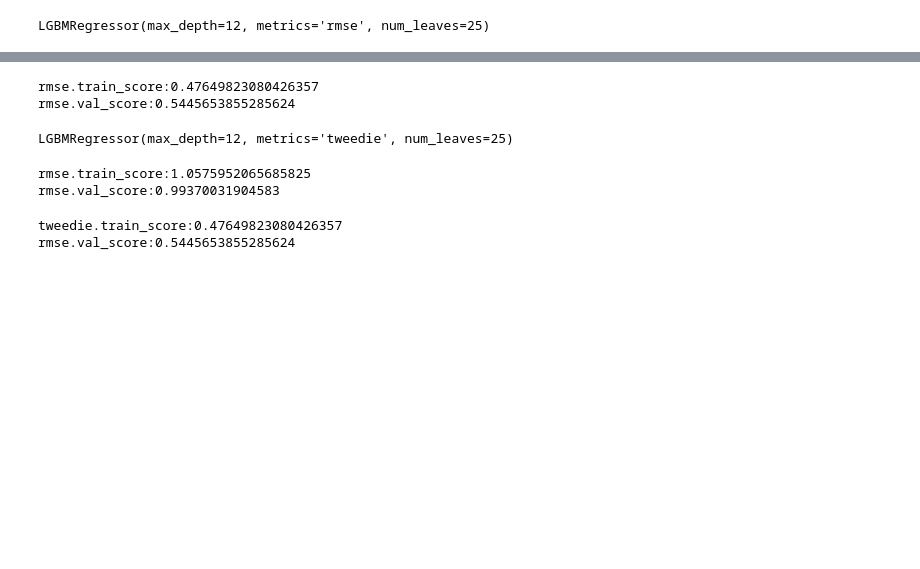
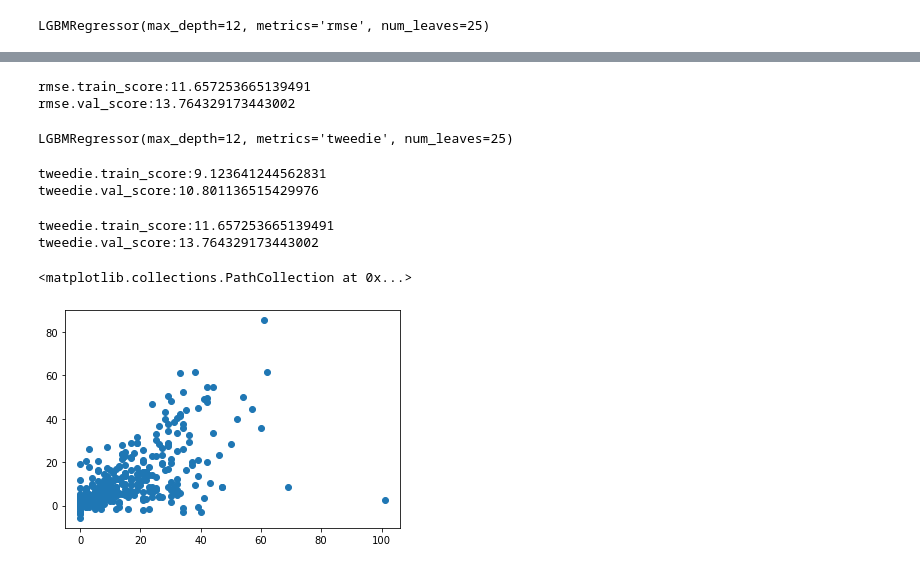
Before and after one commit to ryosuke-yakura/Recruit-Restaurant-Visitor-Forecasting, a Jupyter notebook: Recruit Restaurant Visitor Forecasting.ipynb, the cells around one changed output, grey strips where cells are left out. Cells and saved outputs as stored; diff of their text form; code cells hidden in the pictures; blank space fills up the shorter version.

```diff
--- a/Recruit Restaurant Visitor Forecasting.ipynb
+++ b/Recruit Restaurant Visitor Forecasting.ipynb
@@ -431,7 +431,7 @@ for i in ["air_store_id", "air_genre_name", "day_of_week", "area"]:
 air_df7 = air_df7.drop("year_month", axis=1)
 # %%
 #2016-11から2017-01までのデータを用いて2017-02の予測をしてみる(train)
-X_train = air_df7[air_df7["visit_date"] <= "2017-01"].drop("visitors",axis=1)
+X_train = air_df7[air_df7["visit_date"] <= "2017-01"].drop(["visitors","lag"],axis=1)
 y_train = air_df7[air_df7["visit_date"] <= "2017-01"]["visitors"]
 # %%
 #2016-11から2017-02までのデータを用いて2017-03を予測（val）
@@ -439,14 +439,14 @@ X_val = air_df7[air_df7["visit_date"] <= "2017-02"].drop("visitors",axis=1)
 y_val = air_df7[air_df7["visit_date"] <= "2017-02"]["visitors"]
+# %%
+#テストデータ作成
+x_test = air_df7[air_df7["visit_date"] == "2017-02"].drop(["visitors","lag"],axis=1)
+y_test = air_df7[air_df7["visit_date"] == "2017-02"]["visitors"]
+x_test2 = air_df7[air_df7["visit_date"] == "2017-03"].drop(["visitors","lag"],axis=1)
+y_test2 = air_df7[air_df7["visit_date"] == "2017-03"]["visitors"]
 # %%
 #visit_dateをcategory型へ変換
 X_train["visit_date"] = X_train["visit_date"].astype("int")
 X_val["visit_date"] = X_val["visit_date"].astype("int")
-# %%
-#テストデータ作成
-x_test = air_df7[air_df7["visit_date"] == "2017-02"].drop("visitors",axis=1)
-y_test = air_df7[air_df7["visit_date"] == "2017-02"]["visitors"]
-x_test2 = air_df7[air_df7["visit_date"] == "2017-03"].drop("visitors",axis=1)
-y_test2 = air_df7[air_df7["visit_date"] == "2017-03"]["visitors"]
 # %%
 #visit_dateをcategory型へ変換
 x_test["visit_date"] = x_test["visit_date"].astype("int")
@@ -482,8 +482,8 @@ y_pred_val = model.predict(x_test2)
 rmse_val = sqrt(mean_squared_error(y_test2, y_pred_val))
 print("rmse.val_score:{}".format(rmse_val))
 # %% [output]
-rmse.train_score:0.47649823080426357
-rmse.val_score:0.5445653855285624
+rmse.train_score:11.657253665139491
+rmse.val_score:13.764329173443002
 # %%
 #モデル定義 tweedie
 model_2 = lgb.LGBMRegressor(learning_rate=0.1,metrics='tweedie',max_depth=12,num_leaves=25)
@@ -494,14 +494,14 @@ LGBMRegressor(max_depth=12, metrics='tweedie', num_leaves=25)
 # %%
 y_pred_tweedie = model_2.predict(X_train)
 tweedie = sqrt(mean_squared_error(y_train, y_pred_tweedie))
-print("rmse.train_score:{}".format(tweedie))
+print("tweedie.train_score:{}".format(tweedie))
 
 y_pred_val_tweedie = model_2.predict(X_val)
 tweedie_val = sqrt(mean_squared_error(y_val, y_pred_val_tweedie))
-print("rmse.val_score:{}".format(tweedie_val))
+print("tweedie.val_score:{}".format(tweedie_val))
 # %% [output]
-rmse.train_score:1.0575952065685825
-rmse.val_score:0.99370031904583
+tweedie.train_score:9.123641244562831
+tweedie.val_score:10.801136515429976
 # %%
 #テスト
 y_pred_tweedie = model_2.predict(x_test)
@@ -510,7 +510,12 @@ print("tweedie.train_score:{}".format(tweedie))
 
 y_pred_val_tweedie = model_2.predict(x_test2)
 tweedie_val = sqrt(mean_squared_error(y_test2, y_pred_val_tweedie))
-print("rmse.val_score:{}".format(tweedie_val))
+print("tweedie.val_score:{}".format(tweedie_val))
 # %% [output]
-tweedie.train_score:0.47649823080426357
-rmse.val_score:0.5445653855285624
+tweedie.train_score:11.657253665139491
+tweedie.val_score:13.764329173443002
+# %%
+plt.scatter(y_test2,y_pred_val_tweedie)
+# %% [output]
+<matplotlib.collections.PathCollection at 0x...>
+[figure, added]
```
Also changed, not shown: parts of 2 cells of this notebook.
